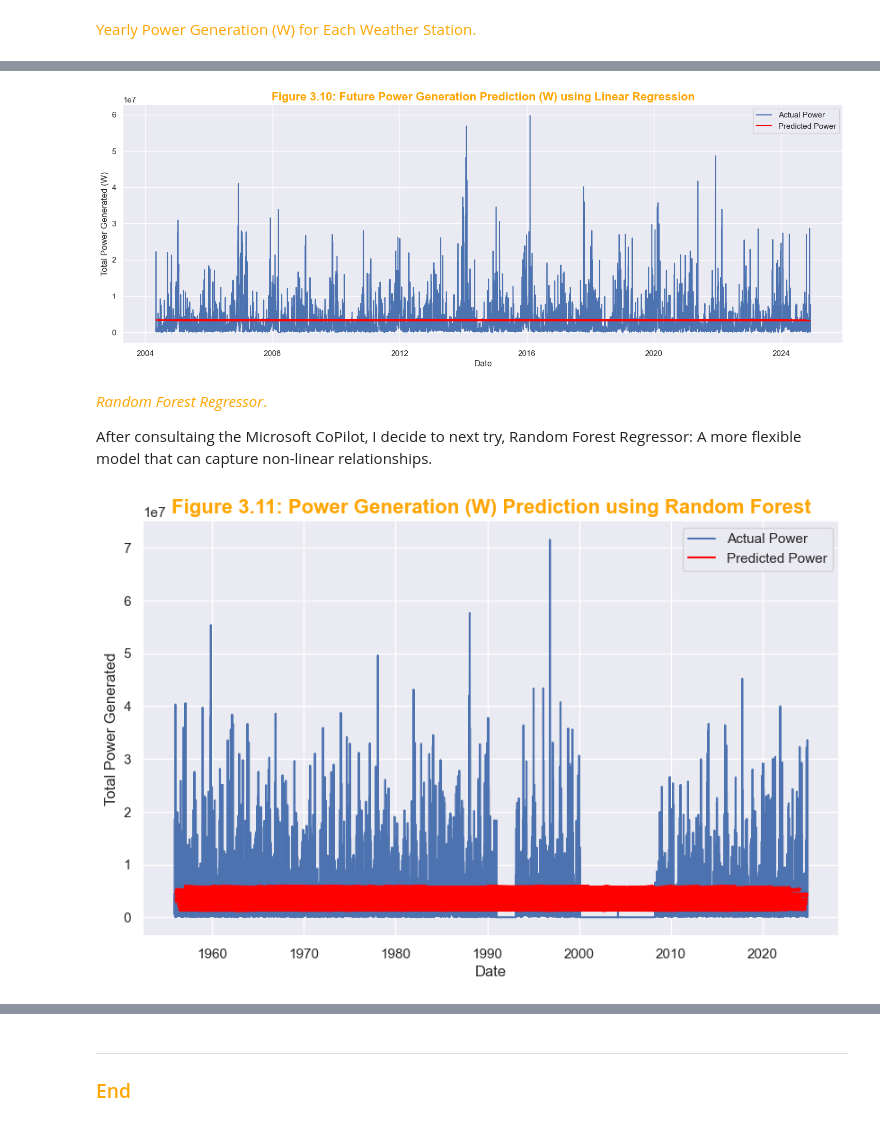
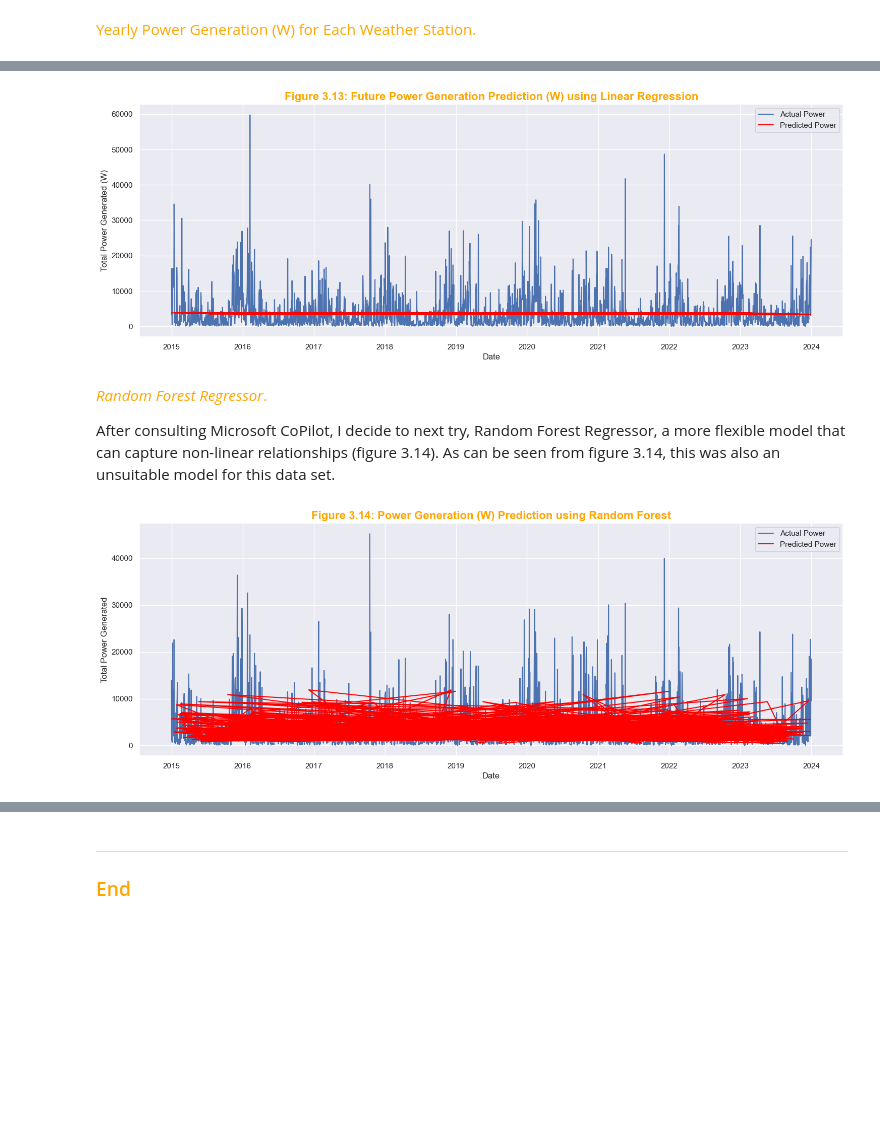
Before and after one commit to Laura6826/PFDA-project, a Jupyter notebook: wind_project.ipynb, the cells around one changed output, grey strips where cells are left out. Drawn from its saved outputs; the diff is of its cells as text; code cells hidden in the pictures; blank space fills up the shorter version.

```diff
--- a/wind_project.ipynb
+++ b/wind_project.ipynb
@@ -837,3 +767,38 @@ plt.show()
 dfrp['date'] = pd.to_datetime(dfrp['date'], format='%d/%m/%Y %H:%M')
 dfs['date'] = pd.to_datetime(dfs['date'], format='%d/%m/%Y %H:%M')
 dfca['date'] = pd.to_datetime(dfca['date'], format='%d/%m/%Y %H:%M')
+# %%
+# Filter for the years 2015-2023
+dfrp = dfrp[(dfrp['date'].dt.year >= 2015) & (dfrp['date'].dt.year <= 2023)]
+dfs = dfs[(dfs['date'].dt.year >= 2015) & (dfs['date'].dt.year <= 2023)]
+dfca = dfca[(dfca['date'].dt.year >= 2015) & (dfca['date'].dt.year <= 2023)]
+
+# Function to create seasonal heatmaps
+def create_seasonal_heatmaps(df, station_name):
+    seasons = {
+        'Winter': (df['date'].dt.month.isin([12, 1, 2])),
+        'Spring': (df['date'].dt.month.isin([3, 4, 5])),
+        'Summer': (df['date'].dt.month.isin([6, 7, 8])),
+        'Autumn': (df['date'].dt.month.isin([9, 10, 11]))
+    }
+
+    fig, axs = plt.subplots(1, 4, figsize=(18, 6))
+    axs = axs.flatten()
+
+    for ax, (season, condition) in zip(axs, seasons.items()):
+        seasonal_data = df[condition]
+        corr_matrix = seasonal_data[['rain', 'temp', 'wdsp', 'wddir']].corr()
+        sns.heatmap(corr_matrix, annot=True, cmap='BuPu', ax=ax)
+        ax.set_title(f'{station_name} - {season}', color='orange')
+
+    # Add an overall title to the figure
+    fig.suptitle(f'Seasonal Heatmaps for {station_name} (2015-2023)', fontsize=16, fontweight='bold', color='orange')
+    plt.tight_layout(rect=[0, 0, 1, 0.95])
+    plt.savefig(f'images/figure3.5seasonal_heatmaps_{station_name.lower().replace(" ", "_")}.png')
+    plt.show()
+
+# Create seasonal heatmaps for each DataFrame
+print('Figure 3.5: Seasonal heatmaps for the three weather stations (2015-2023)')
+create_seasonal_heatmaps(dfrp, 'Roches Point')
+create_seasonal_heatmaps(dfs, 'Sherkin Island')
+create_seasonal_heatmaps(dfca, 'Cork Airport')
@@ -1129,48 +1203,48 @@ plt.plot(dfs_daily_power['date'], dfs_daily_power['power'], label='Actual Power'
 plt.plot(dfs_daily_power['date'][X_test.index], predictions, label='Predicted Power', color='red')
 plt.xlabel('Date')
 plt.ylabel('Total Power Generated (W)')
-plt.title('Figure 3.10: Future Power Generation Prediction (W) using Linear Regression', fontsize=16, fontweight='bold', color='orange')
+plt.title('Figure 3.13: Future Power Generation Prediction (W) using Linear Regression', fontsize=16, fontweight='bold', color='orange')
 plt.legend()
-plt.savefig('images/figure3.10.future_power_generation.png')
+plt.savefig('images/figure3.13.future_power_generation.png')
 plt.show()
 # %% [output]
-[figure, old version]
+[figure, new version]
 # %% [markdown]
 <span style="color:orange"> *Random Forest Regressor*. <span>
 
-After consultaing the Microsoft CoPilot, I decide to next try, Random Forest Regressor: A more flexible model that can capture non-linear relationships.
+After consulting Microsoft CoPilot, I decide to next try, Random Forest Regressor, a more flexible model that can capture non-linear relationships (figure 3.14). As can be seen from figure 3.14, this was also an unsuitable model for this data set.
 # %%
 # Ensure 'date' column is in datetime format and set as index
 dfrp['date'] = pd.to_datetime(dfrp['date'])
 dfrp.set_index('date', inplace=True)
 
 # Resample to daily power generation
 dfrp_daily_power = dfrp['power'].resample('D').sum().reset_index()
 
 # Create features and target variable
 dfrp_daily_power['day_of_year'] = dfrp_daily_power['date'].dt.dayofyear
 X = dfrp_daily_power[['day_of_year']]
 y = dfrp_daily_power['power']
 
 # Split data into training and testing sets
 X_train, X_test, y_train, y_test = train_test_split(X, y, test_size=0.2, random_state=42)
 
 # Train the Random Forest Regressor
 model = RandomForestRegressor(n_estimators=100, random_state=42)
 model.fit(X_train, y_train)
 
 # Make predictions
 predictions = model.predict(X_test)
 
 # Plot the results
-plt.figure(figsize=(10, 6))
+plt.figure(figsize=(18, 6))
 plt.plot(dfrp_daily_power['date'], dfrp_daily_power['power'], label='Actual Power')
 plt.plot(dfrp_daily_power['date'][X_test.index], predictions, label='Predicted Power', color='red')
 plt.xlabel('Date')
 plt.ylabel('Total Power Generated')
-plt.title('Figure 3.11: Power Generation (W) Prediction using Random Forest', fontsize=16, fontweight='bold', color='orange')
+plt.title('Figure 3.14: Power Generation (W) Prediction using Random Forest', fontsize=16, fontweight='bold', color='orange')
 plt.legend()
-plt.savefig('images/figure3.11.RandomForest.png')
+plt.savefig('images/figure3.14.RandomForest.png')
 plt.show()
 # %% [output]
-[figure, old version]
+[figure, new version]
```
Also changed, not shown: parts of 32 cells of this notebook, 30 other files.
